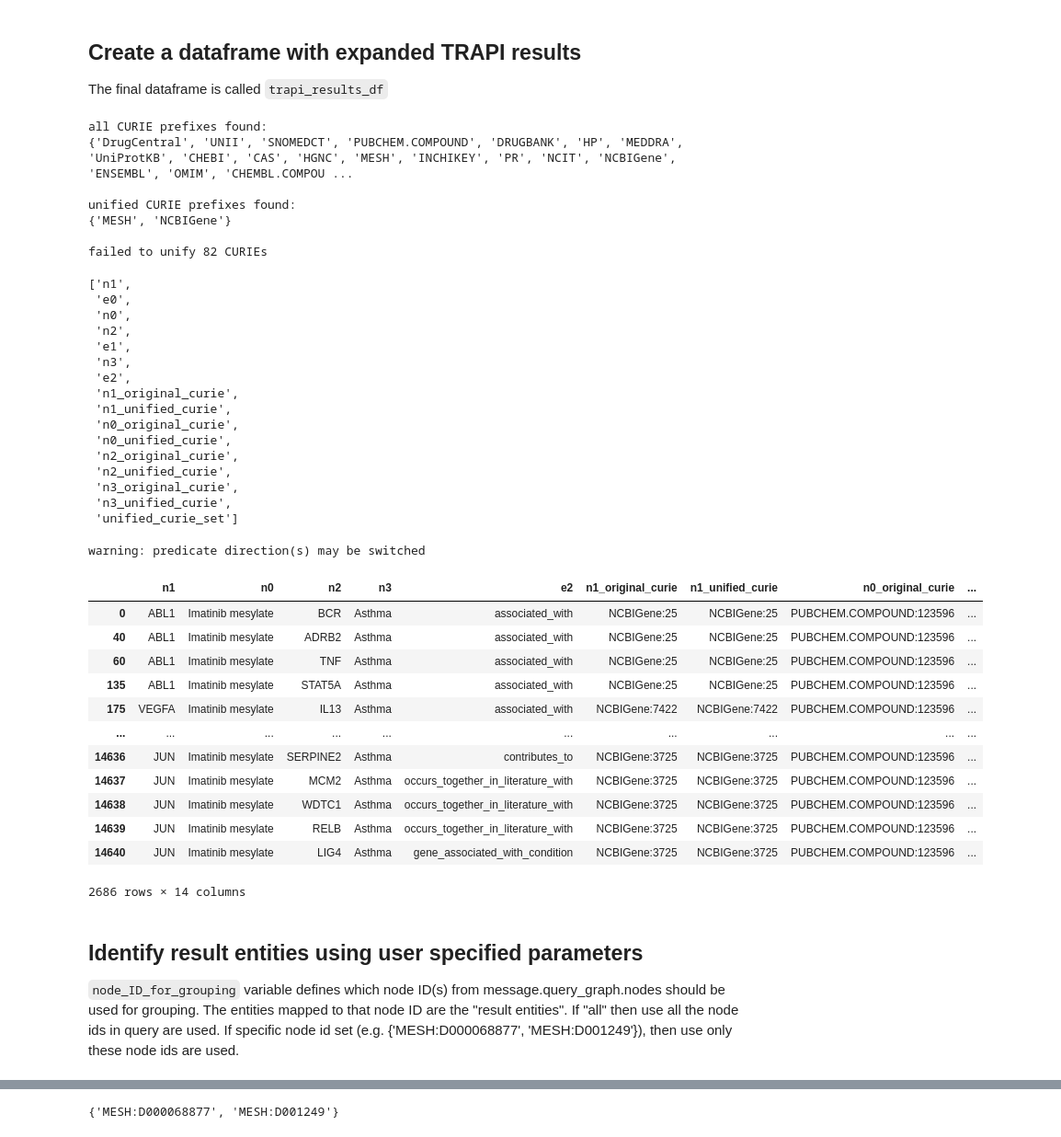
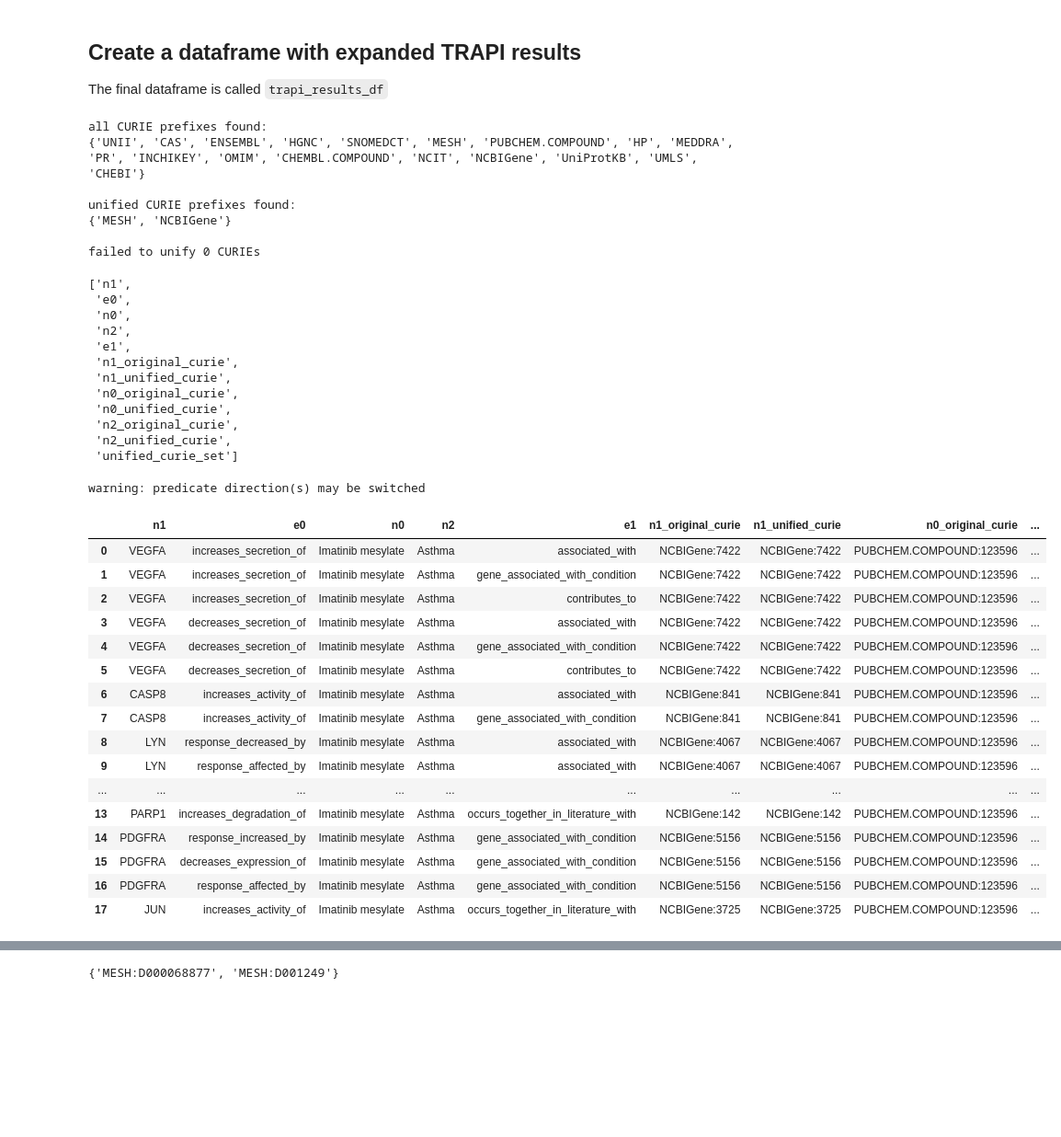
Before and after one commit to wikipathways/BioThings_Explorer_PFOCR_clustering, a Jupyter notebook: bte_clustering_AA.ipynb, the cells around one changed output, grey strips where cells are left out. Shown at 92% size. Saved outputs shown, nothing was run; the diff lists cells and outputs as text; code cells hidden in the pictures; blank space fills up the shorter version.

Commit message:
impl item 2 in latest checklist: require_specified_query_nodes

````diff
--- a/bte_clustering_AA.ipynb
+++ b/bte_clustering_AA.ipynb
@@ -66,8 +41,8 @@ Imatinib - [Gene] - Asthma
 https://arax.ncats.io/api/arax/v1.3/response/7b14f961-9066-41f7-9e3b-d76b2b4a7fac (83kB, 7 results); "results" in n1
 # %%
 # store the URL in url as parameter for urlopen
-#trapi_results_url = "https://arax.ncats.io/api/arax/v1.3/response/7b14f961-9066-41f7-9e3b-d76b2b4a7fac" #7 results
-trapi_results_url = "https://arax.ncats.io/api/arax/v1.3/response/49d80ecb-7fd9-4ee6-a642-6d7994903f04" #2862 results
+trapi_results_url = "https://arax.ncats.io/api/arax/v1.3/response/7b14f961-9066-41f7-9e3b-d76b2b4a7fac" #7 results
+#trapi_results_url = "https://arax.ncats.io/api/arax/v1.3/response/49d80ecb-7fd9-4ee6-a642-6d7994903f04" #2862 results
 
 # storing the JSON response from url
 with urlopen(trapi_results_url) as url:
@@ -193,12 +163,12 @@ print("")
 print(f"failed to unify {len(unification_failed_curies)} CURIEs")
 # %% [output]
 all CURIE prefixes found:
-{'DrugCentral', 'UNII', 'SNOMEDCT', 'PUBCHEM.COMPOUND', 'DRUGBANK', 'HP', 'MEDDRA', 'UniProtKB', 'CHEBI', 'CAS', 'HGNC', 'MESH', 'INCHIKEY', 'PR', 'NCIT', 'NCBIGene', 'ENSEMBL', 'OMIM', 'CHEMBL.COMPOU ...
+{'UNII', 'CAS', 'ENSEMBL', 'HGNC', 'SNOMEDCT', 'MESH', 'PUBCHEM.COMPOUND', 'HP', 'MEDDRA', 'PR', 'INCHIKEY', 'OMIM', 'CHEMBL.COMPOUND', 'NCIT', 'NCBIGene', 'UniProtKB', 'UMLS', 'CHEBI'}
 
 unified CURIE prefixes found:
 {'MESH', 'NCBIGene'}
 
-failed to unify 82 CURIEs
+failed to unify 0 CURIEs
 # %%
 #preparing dataframe columns
 columns = []
@@ -246,16 +216,12 @@ columns
  'n0',
  'n2',
  'e1',
- 'n3',
- 'e2',
  'n1_original_curie',
  'n1_unified_curie',
  'n0_original_curie',
  'n0_unified_curie',
  'n2_original_curie',
  'n2_unified_curie',
- 'n3_original_curie',
- 'n3_unified_curie',
  'unified_curie_set']
 # %%
 #fill-in edge information from the knowledge graph
@@ -301,49 +267,49 @@ for trapi_result in trapi_results:
 
                     trapi_result_curie_set.add(unified_curie)
                     row_data_template[qnode_id + "_original_curie"] = curie
                     row_data_template[qnode_id + "_unified_curie"] = unified_curie
 
     if len(trapi_result_curie_set) != len(q_node_ids):
         #print(f'skipping {list(curie_to_qnode_ids.keys())}')
         continue
 
     row_data_template["unified_curie_set"] = trapi_result_curie_set
     q_edge_ids_processed = set()
     row_datas = [row_data_template]
     for q_edge_id,predicates in q_edge_id_to_predicates.items():
         next_row_datas = []
         for row_data in row_datas:
             for predicate in predicates:
                 next_row_data = deepcopy(row_data)
                 next_row_data[q_edge_id] = predicate
                 next_row_datas.append(
                     next_row_data
                 )
         row_datas = next_row_datas
     result_row_data += row_datas
 
 print("warning: predicate direction(s) may be switched")
 trapi_results_df = pd.DataFrame.from_records(result_row_data, columns=columns)
 trapi_results_collapsed_df = trapi_results_df.drop(columns=['e0', 'e1']).drop_duplicates(subset=['n1', 'n0', 'n2'])
 
-#trapi_results_df
-trapi_results_collapsed_df
+trapi_results_df
+#trapi_results_collapsed_df
 # %% [output]
 warning: predicate direction(s) may be switched
-|  | n1 | n0 | n2 | n3 | e2 | n1_original_curie | n1_unified_curie | n0_original_curie | ... |
-| 0 | ABL1 | Imatinib mesylate | BCR | Asthma | associated_with | NCBIGene:25 | NCBIGene:25 | PUBCHEM.COMPOUND:123596 | ... |
-| 40 | ABL1 | Imatinib mesylate | ADRB2 | Asthma | associated_with | NCBIGene:25 | NCBIGene:25 | PUBCHEM.COMPOUND:123596 | ... |
-| 60 | ABL1 | Imatinib mesylate | TNF | Asthma | associated_with | NCBIGene:25 | NCBIGene:25 | PUBCHEM.COMPOUND:123596 | ... |
-| 135 | ABL1 | Imatinib mesylate | STAT5A | Asthma | associated_with | NCBIGene:25 | NCBIGene:25 | PUBCHEM.COMPOUND:123596 | ... |
-| 175 | VEGFA | Imatinib mesylate | IL13 | Asthma | associated_with | NCBIGene:7422 | NCBIGene:7422 | PUBCHEM.COMPOUND:123596 | ... |
+|  | n1 | e0 | n0 | n2 | e1 | n1_original_curie | n1_unified_curie | n0_original_curie | ... |
+| 0 | VEGFA | increases_secretion_of | Imatinib mesylate | Asthma | associated_with | NCBIGene:7422 | NCBIGene:7422 | PUBCHEM.COMPOUND:123596 | ... |
+| 1 | VEGFA | increases_secretion_of | Imatinib mesylate | Asthma | gene_associated_with_condition | NCBIGene:7422 | NCBIGene:7422 | PUBCHEM.COMPOUND:123596 | ... |
+| 2 | VEGFA | increases_secretion_of | Imatinib mesylate | Asthma | contributes_to | NCBIGene:7422 | NCBIGene:7422 | PUBCHEM.COMPOUND:123596 | ... |
+| 3 | VEGFA | decreases_secretion_of | Imatinib mesylate | Asthma | associated_with | NCBIGene:7422 | NCBIGene:7422 | PUBCHEM.COMPOUND:123596 | ... |
+| 4 | VEGFA | decreases_secretion_of | Imatinib mesylate | Asthma | gene_associated_with_condition | NCBIGene:7422 | NCBIGene:7422 | PUBCHEM.COMPOUND:123596 | ... |
+| 5 | VEGFA | decreases_secretion_of | Imatinib mesylate | Asthma | contributes_to | NCBIGene:7422 | NCBIGene:7422 | PUBCHEM.COMPOUND:123596 | ... |
+| 6 | CASP8 | increases_activity_of | Imatinib mesylate | Asthma | associated_with | NCBIGene:841 | NCBIGene:841 | PUBCHEM.COMPOUND:123596 | ... |
+| 7 | CASP8 | increases_activity_of | Imatinib mesylate | Asthma | gene_associated_with_condition | NCBIGene:841 | NCBIGene:841 | PUBCHEM.COMPOUND:123596 | ... |
+| 8 | LYN | response_decreased_by | Imatinib mesylate | Asthma | associated_with | NCBIGene:4067 | NCBIGene:4067 | PUBCHEM.COMPOUND:123596 | ... |
+| 9 | LYN | response_affected_by | Imatinib mesylate | Asthma | associated_with | NCBIGene:4067 | NCBIGene:4067 | PUBCHEM.COMPOUND:123596 | ... |
 | ... | ... | ... | ... | ... | ... | ... | ... | ... | ... |
-| 14636 | JUN | Imatinib mesylate | SERPINE2 | Asthma | contributes_to | NCBIGene:3725 | NCBIGene:3725 | PUBCHEM.COMPOUND:123596 | ... |
-| 14637 | JUN | Imatinib mesylate | MCM2 | Asthma | occurs_together_in_literature_with | NCBIGene:3725 | NCBIGene:3725 | PUBCHEM.COMPOUND:123596 | ... |
-| 14638 | JUN | Imatinib mesylate | WDTC1 | Asthma | occurs_together_in_literature_with | NCBIGene:3725 | NCBIGene:3725 | PUBCHEM.COMPOUND:123596 | ... |
-| 14639 | JUN | Imatinib mesylate | RELB | Asthma | occurs_together_in_literature_with | NCBIGene:3725 | NCBIGene:3725 | PUBCHEM.COMPOUND:123596 | ... |
-| 14640 | JUN | Imatinib mesylate | LIG4 | Asthma | gene_associated_with_condition | NCBIGene:3725 | NCBIGene:3725 | PUBCHEM.COMPOUND:123596 | ... |
+| 13 | PARP1 | increases_degradation_of | Imatinib mesylate | Asthma | occurs_together_in_literature_with | NCBIGene:142 | NCBIGene:142 | PUBCHEM.COMPOUND:123596 | ... |
+| 14 | PDGFRA | response_increased_by | Imatinib mesylate | Asthma | gene_associated_with_condition | NCBIGene:5156 | NCBIGene:5156 | PUBCHEM.COMPOUND:123596 | ... |
+| 15 | PDGFRA | decreases_expression_of | Imatinib mesylate | Asthma | gene_associated_with_condition | NCBIGene:5156 | NCBIGene:5156 | PUBCHEM.COMPOUND:123596 | ... |
+| 16 | PDGFRA | response_affected_by | Imatinib mesylate | Asthma | gene_associated_with_condition | NCBIGene:5156 | NCBIGene:5156 | PUBCHEM.COMPOUND:123596 | ... |
+| 17 | JUN | increases_activity_of | Imatinib mesylate | Asthma | occurs_together_in_literature_with | NCBIGene:3725 | NCBIGene:3725 | PUBCHEM.COMPOUND:123596 | ... |
-2686 rows × 14 columns
-# %% [markdown]
-## Identify result entities using user specified parameters
-
-```node_ID_for_grouping``` variable defines which node ID(s) from message.query_graph.nodes should be used for grouping. The entities mapped to that node ID are the "result entities". If "all" then use all the node ids in query are used. If specific node id set (e.g. {'MESH:D000068877', 'MESH:D001249'}), then use only these node ids are used.
````
Also changed, not shown: parts of 9 cells of this notebook.
